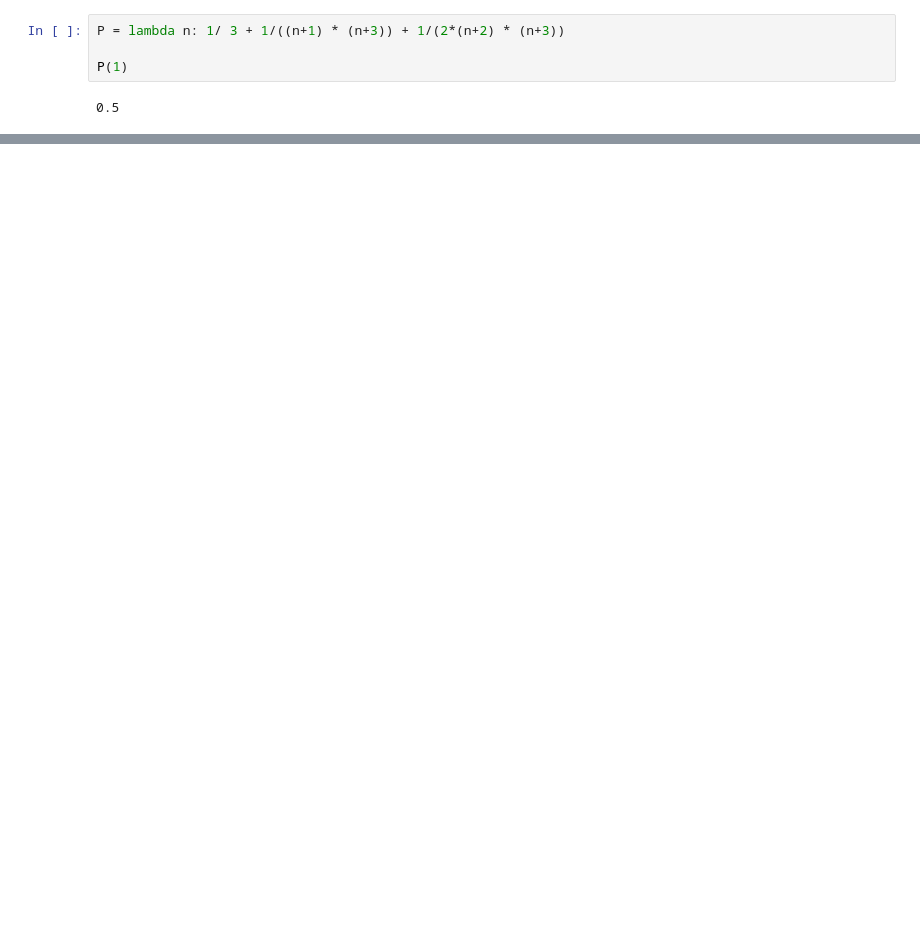
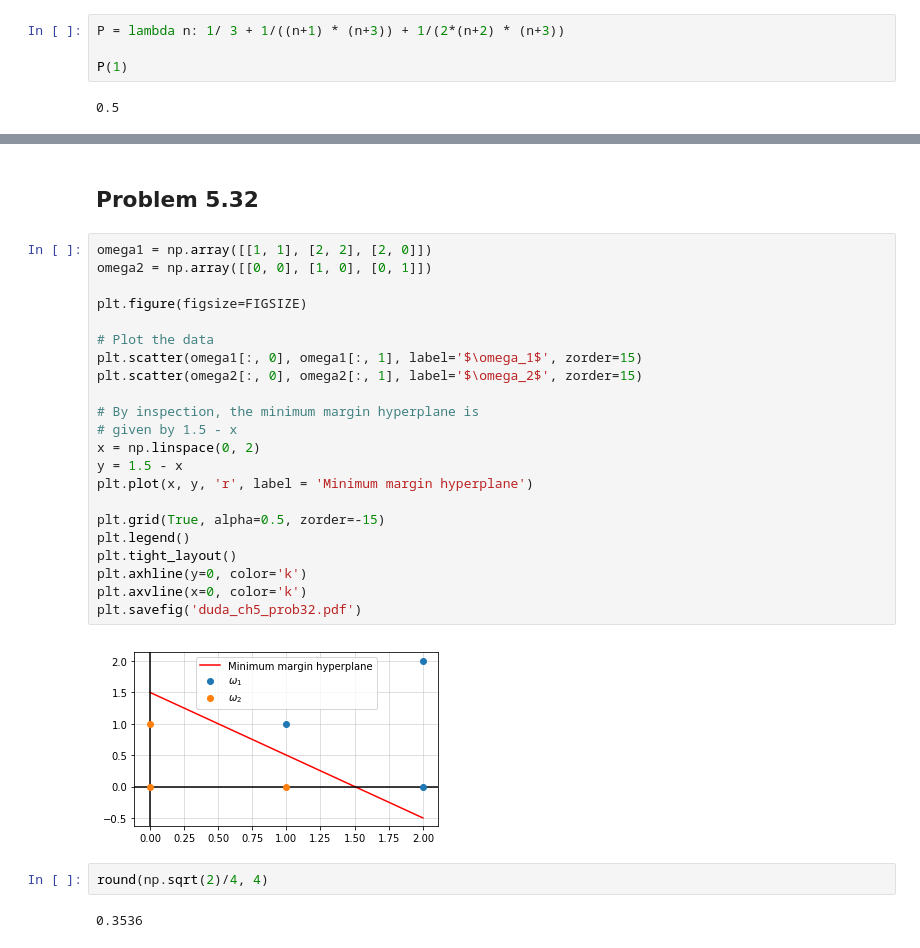
Before and after one commit to tommyod/lml, a Jupyter notebook: latex/figs/create_figures.ipynb, the cells around one changed output, grey strips where cells are left out. Drawn from its saved outputs; the diff is of its cells as text; blank space fills up the shorter version.

```diff
--- a/latex/figs/create_figures.ipynb
+++ b/latex/figs/create_figures.ipynb
@@ -274,0 +388,30 @@ P(1)
+# %% [markdown]
+## Problem 5.32
+# %%
+omega1 = np.array([[1, 1], [2, 2], [2, 0]])
+omega2 = np.array([[0, 0], [1, 0], [0, 1]])
+
+plt.figure(figsize=FIGSIZE)
+
+# Plot the data
+plt.scatter(omega1[:, 0], omega1[:, 1], label='$\omega_1$', zorder=15)
+plt.scatter(omega2[:, 0], omega2[:, 1], label='$\omega_2$', zorder=15)
+
+# By inspection, the minimum margin hyperplane is
+# given by 1.5 - x
+x = np.linspace(0, 2)
+y = 1.5 - x
+plt.plot(x, y, 'r', label = 'Minimum margin hyperplane')
+
+plt.grid(True, alpha=0.5, zorder=-15)
+plt.legend()
+plt.tight_layout()
+plt.axhline(y=0, color='k')
+plt.axvline(x=0, color='k')
+plt.savefig('duda_ch5_prob32.pdf')
+# %% [output]
+[figure, added]
+# %%
+round(np.sqrt(2)/4, 4)
+# %% [output]
+0.3536
```
Also changed, not shown: parts of 6 cells of this notebook, 9 other files.
